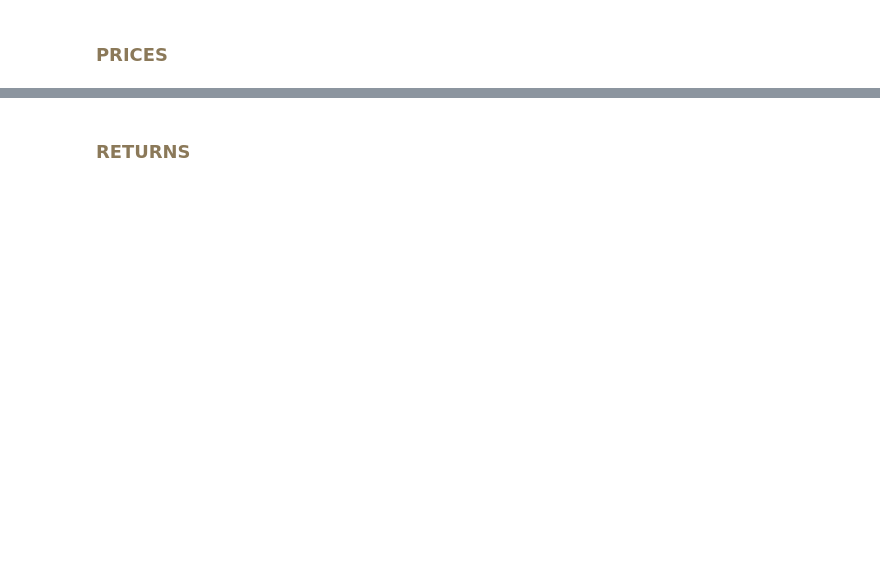
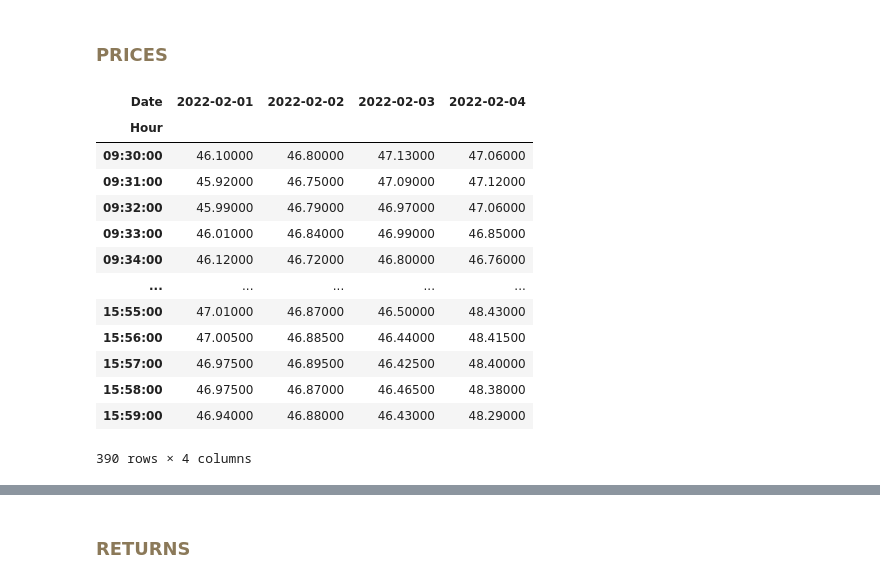
Before and after one commit to f-montenegro/ADIA-Exogenous-Information-in-HFT, a Jupyter notebook: L2_Execution/pipeline_example.ipynb, the cells around one changed output, grey strips where cells are left out. Cells and saved outputs as stored; diff of their text form; code cells hidden in the pictures; blank space fills up the shorter version.

```diff
--- a/L2_Execution/pipeline_example.ipynb
+++ b/L2_Execution/pipeline_example.ipynb
@@ -56,5 +71,26 @@ df_lob_data
 <H3 style="color:#8B7959">PRICES</H3>
 # %%
 # Calculate prices
-df_prices = pipeline.mid_price(df_input=df_lob_data, resample_freq='1T', type_mid='vwmp', drop_na=False)
+
+## LOB/tick data
+# df_prices = pipeline.mid_price(df_input=df_lob_data, resample_freq='1T', type_mid='vwmp', drop_na=False)
+
+## OHLCV data (Improve so that always creates index between 9:30 and 15:59)
+df_prices = pipeline.price_ohlc(df_input=df_lob_data, price_type='close', resample_freq='1T', drop_na=False)
+
 df_prices
+# %% [output]
+| Date | 2022-02-01 | 2022-02-02 | 2022-02-03 | 2022-02-04 |
+| Hour |  |  |  |  |
+| 09:30:00 | 46.10000 | 46.80000 | 47.13000 | 47.06000 |
+| 09:31:00 | 45.92000 | 46.75000 | 47.09000 | 47.12000 |
+| 09:32:00 | 45.99000 | 46.79000 | 46.97000 | 47.06000 |
+| 09:33:00 | 46.01000 | 46.84000 | 46.99000 | 46.85000 |
+| 09:34:00 | 46.12000 | 46.72000 | 46.80000 | 46.76000 |
+| ... | ... | ... | ... | ... |
+| 15:55:00 | 47.01000 | 46.87000 | 46.50000 | 48.43000 |
+| 15:56:00 | 47.00500 | 46.88500 | 46.44000 | 48.41500 |
+| 15:57:00 | 46.97500 | 46.89500 | 46.42500 | 48.40000 |
+| 15:58:00 | 46.97500 | 46.87000 | 46.46500 | 48.38000 |
+| 15:59:00 | 46.94000 | 46.88000 | 46.43000 | 48.29000 |
+390 rows × 4 columns
```
Also changed, not shown: parts of 35 cells of this notebook, 2 other files.
